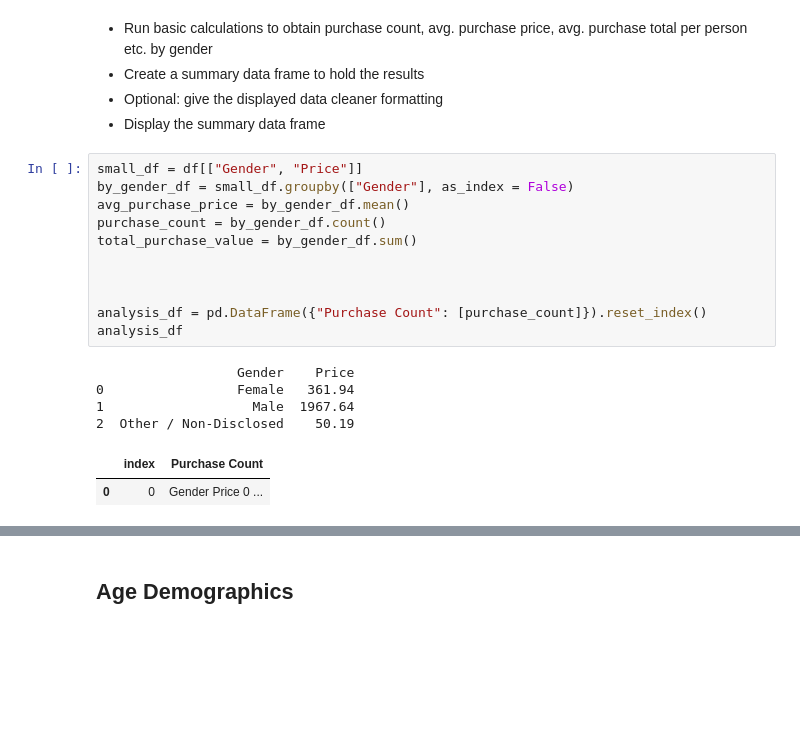
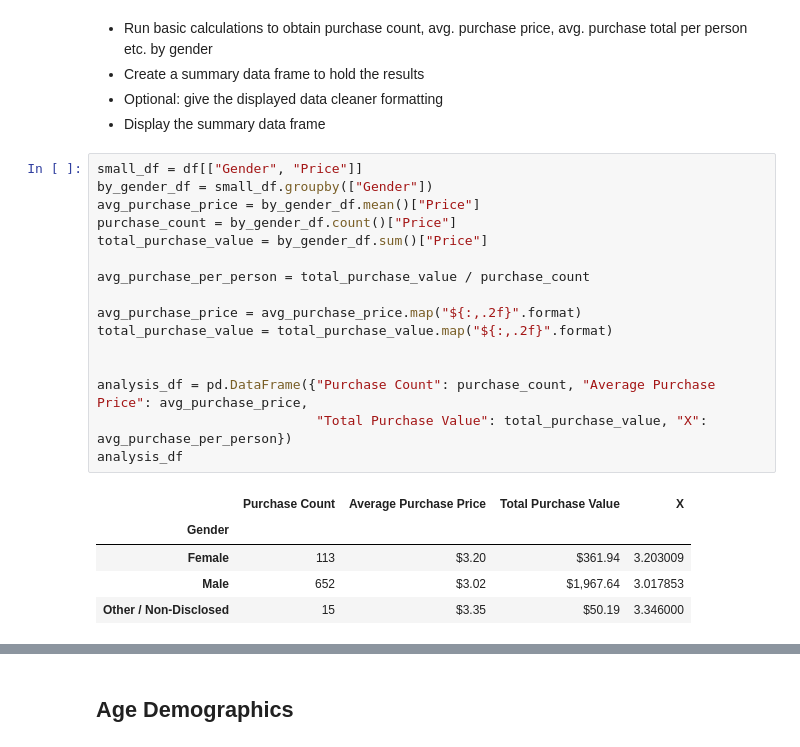
Before and after one commit to johnswier/Heroes-of-Pymoli, a Jupyter notebook: HeroesOfPymoli_HW.ipynb, the cells around one changed output, grey strips where cells are left out. Drawn from its saved outputs; the diff is of its cells as text; blank space fills up the shorter version.

```diff
--- a/HeroesOfPymoli_HW.ipynb
+++ b/HeroesOfPymoli_HW.ipynb
@@ -83,19 +83,23 @@ gen_demo
 * Display the summary data frame
 # %%
 small_df = df[["Gender", "Price"]]
-by_gender_df = small_df.groupby(["Gender"], as_index = False)
-avg_purchase_price = by_gender_df.mean()
-purchase_count = by_gender_df.count()
-total_purchase_value = by_gender_df.sum()
+by_gender_df = small_df.groupby(["Gender"])
+avg_purchase_price = by_gender_df.mean()["Price"]
+purchase_count = by_gender_df.count()["Price"]
+total_purchase_value = by_gender_df.sum()["Price"]
+
+avg_purchase_per_person = total_purchase_value / purchase_count
+
+avg_purchase_price = avg_purchase_price.map("${:,.2f}".format)
+total_purchase_value = total_purchase_value.map("${:,.2f}".format)
 
 
-
-analysis_df = pd.DataFrame({"Purchase Count": [purchase_count]}).reset_index()
+analysis_df = pd.DataFrame({"Purchase Count": purchase_count, "Average Purchase Price": avg_purchase_price,
+                            "Total Purchase Value": total_purchase_value, "X": avg_purchase_per_person})
 analysis_df
 # %% [output]
-                  Gender    Price
-0                 Female   361.94
-1                   Male  1967.64
-2  Other / Non-Disclosed    50.19
-|  | index | Purchase Count |
-| 0 | 0 | Gender Price 0 ... |
+|  | Purchase Count | Average Purchase Price | Total Purchase Value | X |
+| Gender |  |  |  |  |
+| Female | 113 | $3.20 | $361.94 | 3.203009 |
+| Male | 652 | $3.02 | $1,967.64 | 3.017853 |
+| Other / Non-Disclosed | 15 | $3.35 | $50.19 | 3.346000 |
```
Also changed, not shown: parts of 5 cells of this notebook.
